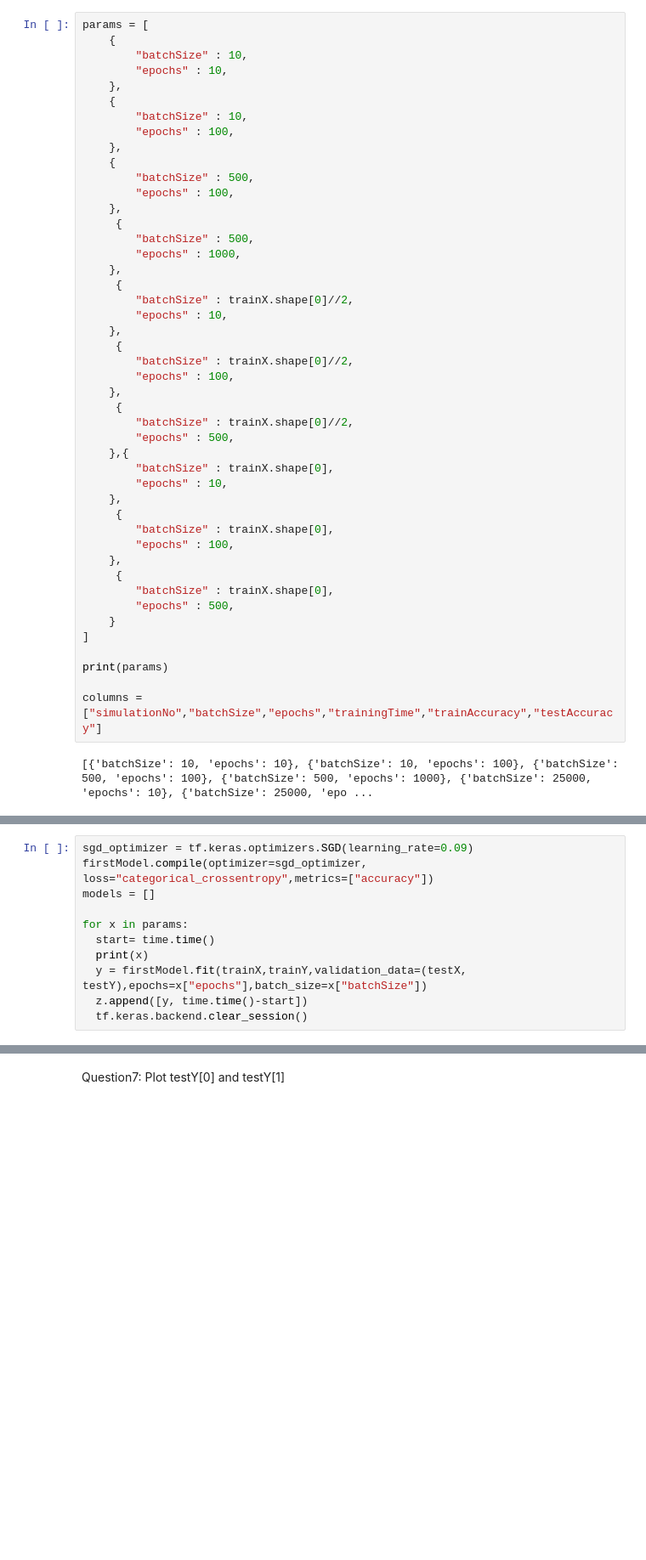
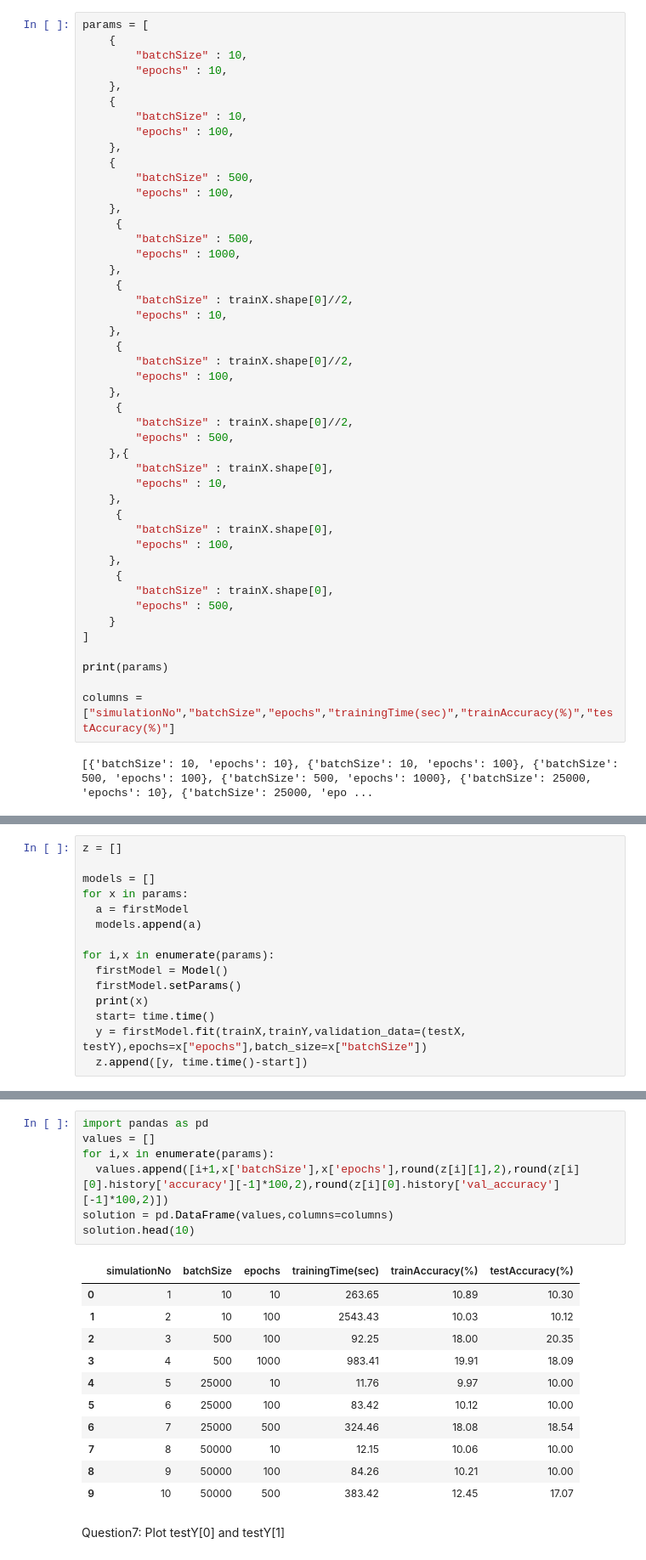
Before and after one commit to Hnmani/ML-DA-I, a Jupyter notebook: Assignments/homeWork1.ipynb, the cells around one changed output, grey strips where cells are left out. Shown: that part at 85% size. Saved outputs shown, nothing was run; the diff lists cells and outputs as text; blank space fills up the shorter version.

```diff
--- a/Assignments/homeWork1.ipynb
+++ b/Assignments/homeWork1.ipynb
@@ -159,6 +161,6 @@ params = [
 
 print(params)
 
-columns = ["simulationNo","batchSize","epochs","trainingTime","trainAccuracy","testAccuracy"]
+columns = ["simulationNo","batchSize","epochs","trainingTime(sec)","trainAccuracy(%)","testAccuracy(%)"]
 # %% [output]
 [{'batchSize': 10, 'epochs': 10}, {'batchSize': 10, 'epochs': 100}, {'batchSize': 500, 'epochs': 100}, {'batchSize': 500, 'epochs': 1000}, {'batchSize': 25000, 'epochs': 10}, {'batchSize': 25000, 'epo ...
@@ -181,16 +181,20 @@ $
   10 & trainData size & 500 &   &
  \end{pmatrix}$
 # %%
-sgd_optimizer = tf.keras.optimizers.SGD(learning_rate=0.09)
-firstModel.compile(optimizer=sgd_optimizer, loss="categorical_crossentropy",metrics=["accuracy"])
+z = []
+
 models = []
+for x in params:
+  a = firstModel
+  models.append(a)
 
-for x in params:
+for i,x in enumerate(params):
+  firstModel = Model()
+  firstModel.setParams()
+  print(x)
   start= time.time()
-  print(x)
   y = firstModel.fit(trainX,trainY,validation_data=(testX, testY),epochs=x["epochs"],batch_size=x["batchSize"])
   z.append([y, time.time()-start])
-  tf.keras.backend.clear_session()
 # %% [output]
 {'batchSize': 10, 'epochs': 10}
 Epoch 1/10
@@ -201,3 +216,22 @@ z[0][0].history
+# %%
+import pandas as pd
+values = []
+for i,x in enumerate(params):
+  values.append([i+1,x['batchSize'],x['epochs'],round(z[i][1],2),round(z[i][0].history['accuracy'][-1]*100,2),round(z[i][0].history['val_accuracy'][-1]*100,2)])
+solution = pd.DataFrame(values,columns=columns)
+solution.head(10)
+# %% [output]
+|  | simulationNo | batchSize | epochs | trainingTime(sec) | trainAccuracy(%) | testAccuracy(%) |
+| 0 | 1 | 10 | 10 | 263.65 | 10.89 | 10.30 |
+| 1 | 2 | 10 | 100 | 2543.43 | 10.03 | 10.12 |
+| 2 | 3 | 500 | 100 | 92.25 | 18.00 | 20.35 |
+| 3 | 4 | 500 | 1000 | 983.41 | 19.91 | 18.09 |
+| 4 | 5 | 25000 | 10 | 11.76 | 9.97 | 10.00 |
+| 5 | 6 | 25000 | 100 | 83.42 | 10.12 | 10.00 |
+| 6 | 7 | 25000 | 500 | 324.46 | 18.08 | 18.54 |
+| 7 | 8 | 50000 | 10 | 12.15 | 10.06 | 10.00 |
+| 8 | 9 | 50000 | 100 | 84.26 | 10.21 | 10.00 |
+| 9 | 10 | 50000 | 500 | 383.42 | 12.45 | 17.07 |
 # %% [markdown]
 Question7: Plot testY[0] and testY[1]
 # %%
```
Also changed, not shown: parts of 10 cells of this notebook.
